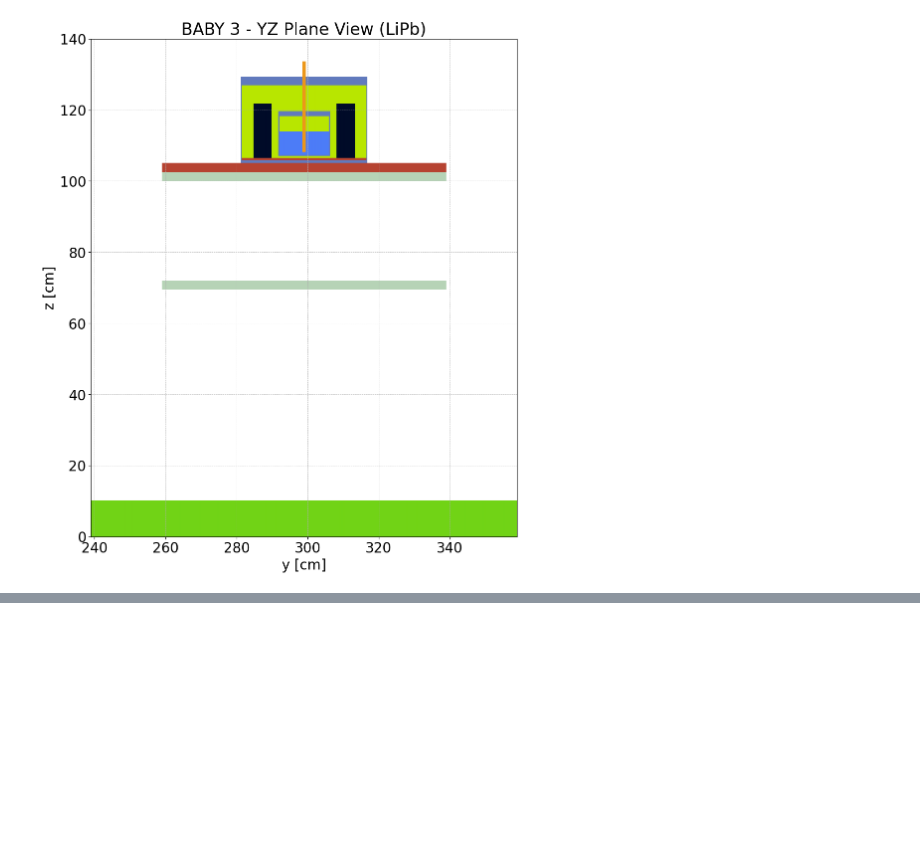
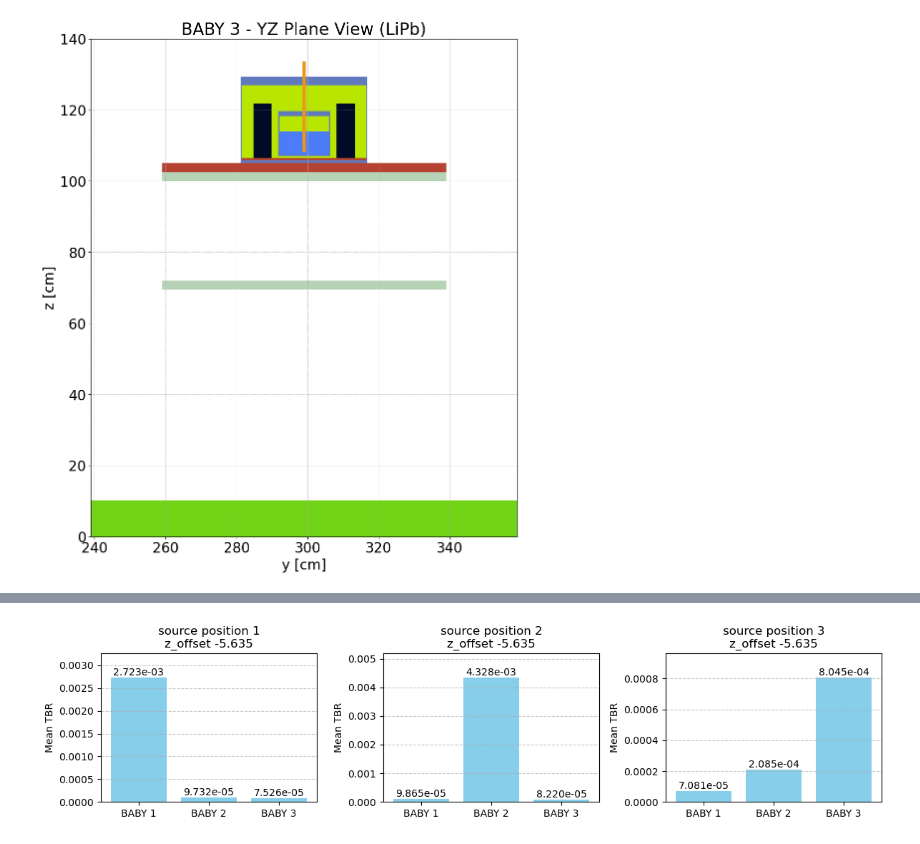
Before and after one commit to rossmacdonald98/Nursery_layout, a Jupyter notebook: analysis/neutron/postprocessing.ipynb, the cells around one changed output, grey strips where cells are left out. Cells and saved outputs as stored; diff of their text form; code cells hidden in the pictures; blank space fills up the shorter version.

Commit message:
Added annotation.

```diff
--- a/analysis/neutron/postprocessing.ipynb
+++ b/analysis/neutron/postprocessing.ipynb
@@ -38,0 +13,3 @@ setting OPENMC_CROSS_SECTIONS to /home/Repositories/Nursery_layout/analysis/neut
+# %%
+model = nursery_model(1, -5.635) # Create nursery geometry for visualisation with the source at position 1.
+geometry = model.geometry
@@ -132,9 +117,6 @@ for i, (x_c, y_c, z_c) in enumerate(baby_positions):
         color_by="material",
         colors={Air: "white", air: "white"},
     )
-    # Add a red star if this BABY is the source position
-    if hasattr(nursery_model, "source_position") and i == nursery_model.source_position - 1:
-        ax.plot(y_c, z_c, marker='*', color='red', markersize=15, label='Neutron Source')
     ax.tick_params(axis="both", labelsize=20)
     ax.set_xlabel(ax.get_xlabel(), fontsize=20)
     ax.set_ylabel(ax.get_ylabel(), fontsize=20)
@@ -207,0 +132,74 @@ Relative standard deviation below 1e-02 (1%) indicates good convergence.
+# %%
+# Load the processed data
+processed_data_file = "../../data/processed_data.json"
+with open(processed_data_file, "r") as f:
+    results = json.load(f)
+
+# Get sorted source positions
+# Keys are like "source position 1" so sort by the numeric part
+def get_sp_val(key):
+    try:
+        return float(key.split()[-1])
+    except Exception:
+        return 0
+
+source_positions = sorted(results.keys(), key=get_sp_val)
+
+# Collect all unique z_offsets from all source positions
+z_offsets_set = set()
+for sp_key in results:
+    for z_key in results[sp_key].keys():
+        z_offsets_set.add(z_key)
+
+# Keys are like "z_offset -5.635"; sort them by the numeric value
+def get_z_val(zkey):
+    try:
+        return float(zkey.split()[1])
+    except Exception:
+        return 0
+
+z_offsets = sorted(list(z_offsets_set), key=get_z_val)
+
+# Create subplots grid: rows for z_offsets (y-direction) and columns for source positions (x-direction)
+nrows = len(z_offsets)
+ncols = len(source_positions)
+fig, axs = plt.subplots(nrows, ncols, figsize=(4*ncols, 3*nrows), squeeze=False)
+
+# Loop over the grid and plot the bar charts
+for col, sp_key in enumerate(source_positions):
+    for row, z_key in enumerate(z_offsets):
+        ax = axs[row, col]
+        run_data = results[sp_key].get(z_key, {})  # get the results for this combination
+        if not run_data:
+            ax.text(0.5, 0.5, "No data", ha="center", va="center")
+            ax.set_title(f"{sp_key}, {z_key}")
+            ax.set_xticks([])
+            ax.set_yticks([])
+            continue
+
+        # Assume the keys in run_data are like "modelled_TBR_1", "modelled_TBR_2", etc.
+        baby_keys = sorted(run_data.keys(), key=lambda x: int(x.split('_')[-1]))
+        tbr_means = [run_data[bk]["mean"] for bk in baby_keys]
+        labels = [f"BABY {i+1}" for i in range(len(tbr_means))]
+
+        bars = ax.bar(labels, tbr_means, color='skyblue')
+        ax.set_ylim(0, max(tbr_means)*1.2)
+        ax.set_title(f"{sp_key}\n{z_key}")
+        ax.set_ylabel("Mean TBR")
+        ax.grid(axis='y', linestyle='--', alpha=0.7)
+
+        # Add annotations: print the TBR mean above each bar
+        for bar in bars:
+            height = bar.get_height()
+            ax.text(
+                bar.get_x() + bar.get_width() / 2,
+                height,
+                f"{height:.3e}",
+                ha='center',
+                va='bottom'
+            )
+
+plt.tight_layout()
+plt.show()
+# %% [output]
+[figure, added]
```
Also changed, not shown: parts of 9 cells of this notebook.
